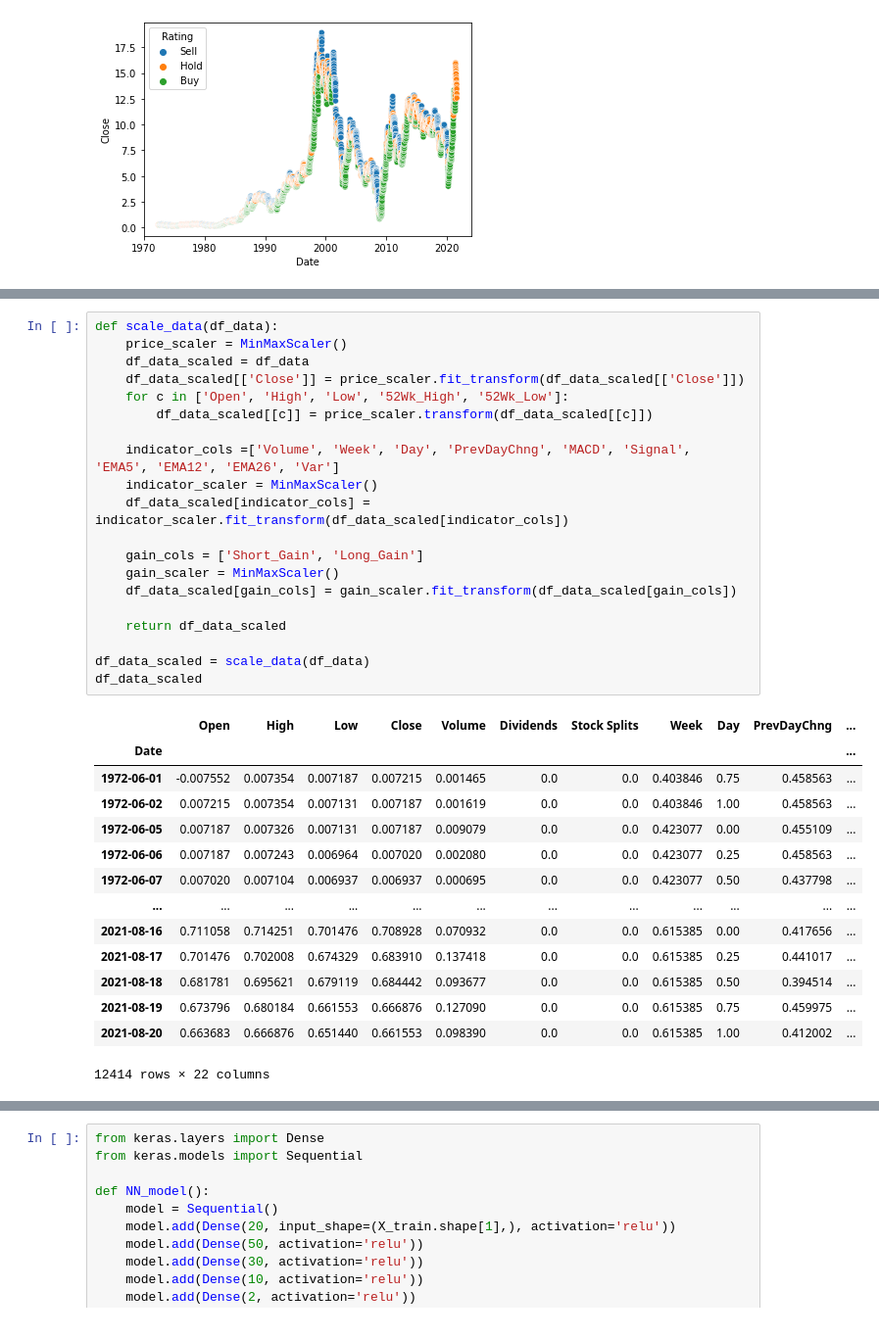
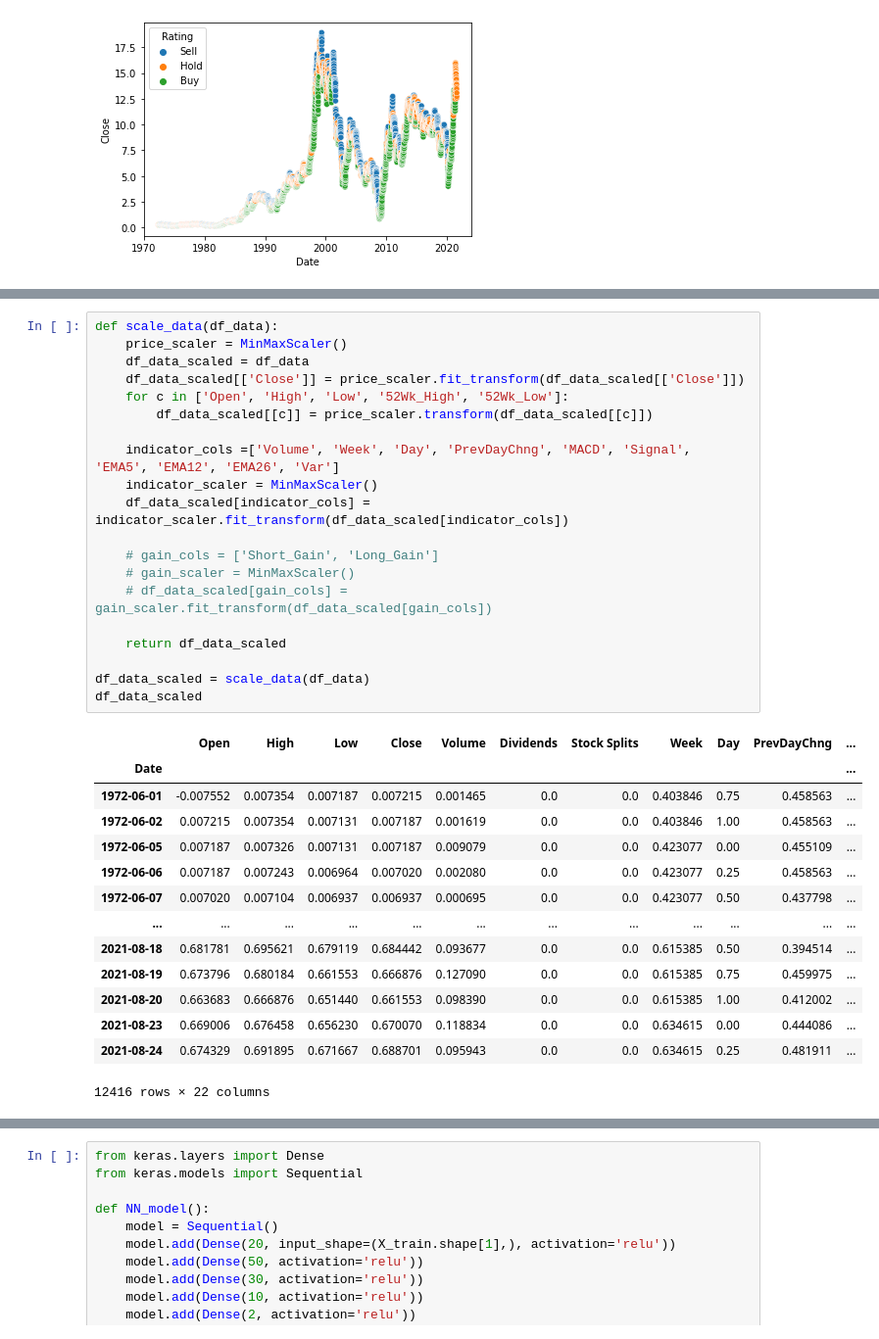
Before and after one commit to tzeyeekoh/Stock-Price-Prediction, a Jupyter notebook: notebooks/BSReg.ipynb, the cells around one changed output, grey strips where cells are left out. Shown at 98% size. Drawn from its saved outputs; the diff is of its cells as text.

```diff
--- a/notebooks/BSReg.ipynb
+++ b/notebooks/BSReg.ipynb
@@ -101,38 +85,38 @@ memory usage: 2.0 MB
 # %%
 def scale_data(df_data):
     price_scaler = MinMaxScaler()
     df_data_scaled = df_data
     df_data_scaled[['Close']] = price_scaler.fit_transform(df_data_scaled[['Close']])
     for c in ['Open', 'High', 'Low', '52Wk_High', '52Wk_Low']:
         df_data_scaled[[c]] = price_scaler.transform(df_data_scaled[[c]])
 
     indicator_cols =['Volume', 'Week', 'Day', 'PrevDayChng', 'MACD', 'Signal', 'EMA5', 'EMA12', 'EMA26', 'Var']
     indicator_scaler = MinMaxScaler()
     df_data_scaled[indicator_cols] = indicator_scaler.fit_transform(df_data_scaled[indicator_cols])
 
-    gain_cols = ['Short_Gain', 'Long_Gain']
-    gain_scaler = MinMaxScaler()
-    df_data_scaled[gain_cols] = gain_scaler.fit_transform(df_data_scaled[gain_cols])
+    # gain_cols = ['Short_Gain', 'Long_Gain']
+    # gain_scaler = MinMaxScaler()
+    # df_data_scaled[gain_cols] = gain_scaler.fit_transform(df_data_scaled[gain_cols])
 
     return df_data_scaled
 
 df_data_scaled = scale_data(df_data)
 df_data_scaled
 # %% [output]
 |  | Open | High | Low | Close | Volume | Dividends | Stock Splits | Week | Day | PrevDayChng | ... |
 | Date |  |  |  |  |  |  |  |  |  |  | ... |
 | 1972-06-01 | -0.007552 | 0.007354 | 0.007187 | 0.007215 | 0.001465 | 0.0 | 0.0 | 0.403846 | 0.75 | 0.458563 | ... |
 | 1972-06-02 | 0.007215 | 0.007354 | 0.007131 | 0.007187 | 0.001619 | 0.0 | 0.0 | 0.403846 | 1.00 | 0.458563 | ... |
 | 1972-06-05 | 0.007187 | 0.007326 | 0.007131 | 0.007187 | 0.009079 | 0.0 | 0.0 | 0.423077 | 0.00 | 0.455109 | ... |
 | 1972-06-06 | 0.007187 | 0.007243 | 0.006964 | 0.007020 | 0.002080 | 0.0 | 0.0 | 0.423077 | 0.25 | 0.458563 | ... |
 | 1972-06-07 | 0.007020 | 0.007104 | 0.006937 | 0.006937 | 0.000695 | 0.0 | 0.0 | 0.423077 | 0.50 | 0.437798 | ... |
 | ... | ... | ... | ... | ... | ... | ... | ... | ... | ... | ... | ... |
-| 2021-08-16 | 0.711058 | 0.714251 | 0.701476 | 0.708928 | 0.070932 | 0.0 | 0.0 | 0.615385 | 0.00 | 0.417656 | ... |
-| 2021-08-17 | 0.701476 | 0.702008 | 0.674329 | 0.683910 | 0.137418 | 0.0 | 0.0 | 0.615385 | 0.25 | 0.441017 | ... |
 | 2021-08-18 | 0.681781 | 0.695621 | 0.679119 | 0.684442 | 0.093677 | 0.0 | 0.0 | 0.615385 | 0.50 | 0.394514 | ... |
 | 2021-08-19 | 0.673796 | 0.680184 | 0.661553 | 0.666876 | 0.127090 | 0.0 | 0.0 | 0.615385 | 0.75 | 0.459975 | ... |
 | 2021-08-20 | 0.663683 | 0.666876 | 0.651440 | 0.661553 | 0.098390 | 0.0 | 0.0 | 0.615385 | 1.00 | 0.412002 | ... |
+| 2021-08-23 | 0.669006 | 0.676458 | 0.656230 | 0.670070 | 0.118834 | 0.0 | 0.0 | 0.634615 | 0.00 | 0.444086 | ... |
+| 2021-08-24 | 0.674329 | 0.691895 | 0.671667 | 0.688701 | 0.095943 | 0.0 | 0.0 | 0.634615 | 0.25 | 0.481911 | ... |
-12414 rows × 22 columns
+12416 rows × 22 columns
 # %%
 prices_sc = df_data_scaled.Close[-100:]
 prices_sc.plot()
```
Also changed, not shown: parts of 9 cells of this notebook, 7 other files.
